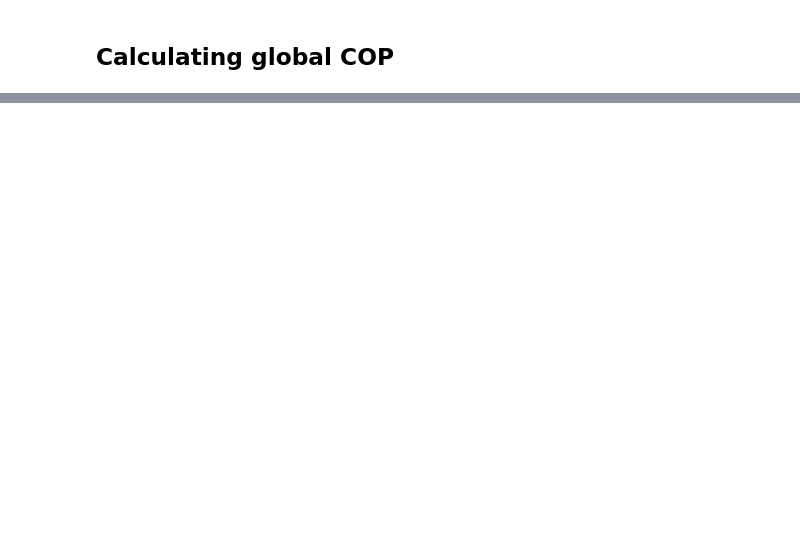
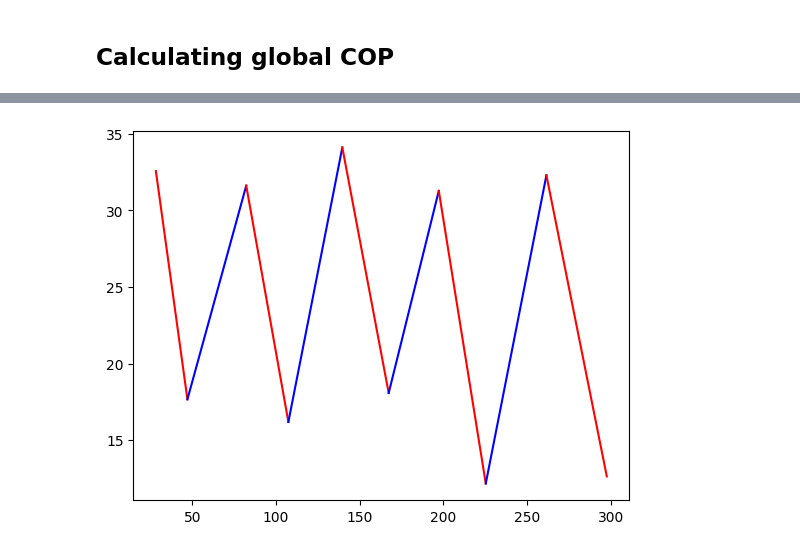
Before and after one commit to SujithChristopher/mobbo_analysis, a Jupyter notebook: analysis/cop_calculation.ipynb, the cells around one changed output, grey strips where cells are left out. Drawn from its saved outputs; the diff is of its cells as text; code cells hidden in the pictures; blank space fills up the shorter version.

```diff
--- a/analysis/cop_calculation.ipynb
+++ b/analysis/cop_calculation.ipynb
@@ -94,0 +166,33 @@ plt.show()
+# %%
+# positive = right foot
+# negative = left foot
+
+minimum_cycles = np.min([len(positive_peaks), len(negative_peaks)])
+
+rf = positive_peaks[:minimum_cycles]
+lf = negative_peaks[:minimum_cycles]
+
+rf_pos = []
+lf_pos = []
+
+rf_time = []
+lf_time = []
+
+for i in range(minimum_cycles):
+    rf_pos.append([global_x[rf[i]], global_y[rf[i]]])
+    lf_pos.append([global_x[lf[i]], global_y[lf[i]]])
+    rf_time.append(dfs['m1']['timestamp'][int(rf[i])])
+    lf_time.append(dfs['m1']['timestamp'][int(lf[i])])
+
+rf_pos = np.array(rf_pos)
+lf_pos = np.array(lf_pos)
+rf_time = np.array(rf_time)
+lf_time = np.array(lf_time)
+# %%
+for i in range(minimum_cycles*2 - 1):
+    if i%2 == 0:
+        plt.plot([rf_pos[i//2][1], lf_pos[i//2][1]], [rf_pos[i//2][0], lf_pos[i//2][0]], 'r')
+    else:
+        plt.plot([lf_pos[i//2][1], rf_pos[i//2+1][1]], [lf_pos[i//2][0], rf_pos[i//2+1][0]], 'b')
+# %% [output]
+[figure, added]
```
Also changed, not shown: parts of 21 cells of this notebook, 1 other file.
